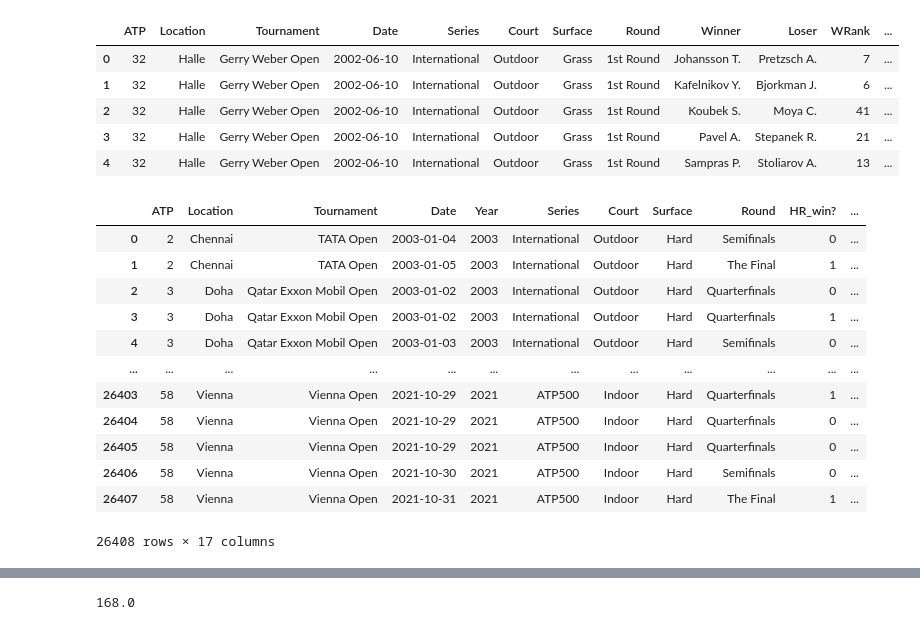
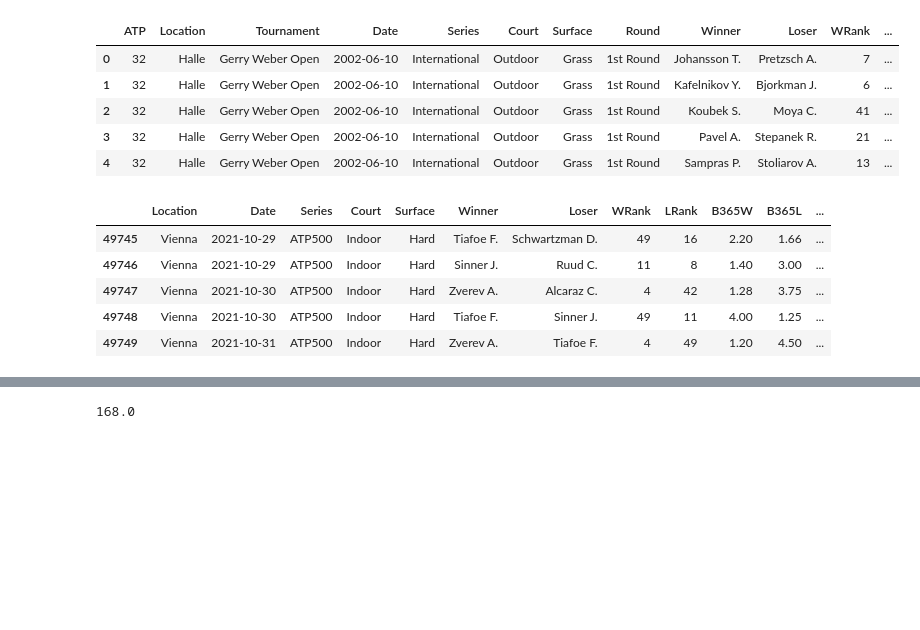
Before and after one commit to rielaben/Tennis_Modeling, a Jupyter notebook: data_aggregating.ipynb, the cells around one changed output, grey strips where cells are left out. Drawn from its saved outputs; the diff is of its cells as text; code cells hidden in the pictures; blank space fills up the shorter version.

```diff
--- a/data_aggregating.ipynb
+++ b/data_aggregating.ipynb
@@ -213,0 +254,7 @@ tennis_df.describe()
+# %%
+# dropping both of these tournaments from our set because they don't have both a semifinals and a finals
+# we need both of these to measure how much pressure exists in a match
+
+dropped_tournaments = ['Queens club', 'Zhuhai Open']
+
+tennis_df = tennis_df[~tennis_df['Tournament'].isin(dropped_tournaments)]
@@ -214,3 +264,22 @@ tennis_df.describe()
+# %%
+# ranks final as highest pressure
+# ranks semifinal as next highest
+# categorizes everything else as not pressure
+
+def tournament_rank_helper(round_tn):
+
+    round_rank = None
+    if round_tn == "The Final":
+        round_rank = 1
+    elif round_tn == "2nd Round":
+        round_rank = 2
+    else:
+        round_rank = 3
+
+    return round_rank
+
+
+tennis_df['Tournament Rank'] = tennis_df['Round'].apply(tournament_rank_helper)
 # %%
 tennis_df.head()
 # %% [output]
@@ -552,16 +645,0 @@ ML_dataframe = ML_df_function(
-# %%
-display(ML_dataframe)
-# %% [output]
-|  | ATP | Location | Tournament | Date | Year | Series | Court | Surface | Round | HR_win? | ... |
-| 0 | 2 | Chennai | TATA Open | 2003-01-04 | 2003 | International | Outdoor | Hard | Semifinals | 0 | ... |
-| 1 | 2 | Chennai | TATA Open | 2003-01-05 | 2003 | International | Outdoor | Hard | The Final | 1 | ... |
-| 2 | 3 | Doha | Qatar Exxon Mobil Open | 2003-01-02 | 2003 | International | Outdoor | Hard | Quarterfinals | 0 | ... |
-| 3 | 3 | Doha | Qatar Exxon Mobil Open | 2003-01-02 | 2003 | International | Outdoor | Hard | Quarterfinals | 1 | ... |
-| 4 | 3 | Doha | Qatar Exxon Mobil Open | 2003-01-03 | 2003 | International | Outdoor | Hard | Semifinals | 0 | ... |
-| ... | ... | ... | ... | ... | ... | ... | ... | ... | ... | ... | ... |
-| 26403 | 58 | Vienna | Vienna Open | 2021-10-29 | 2021 | ATP500 | Indoor | Hard | Quarterfinals | 1 | ... |
-| 26404 | 58 | Vienna | Vienna Open | 2021-10-29 | 2021 | ATP500 | Indoor | Hard | Quarterfinals | 0 | ... |
-| 26405 | 58 | Vienna | Vienna Open | 2021-10-29 | 2021 | ATP500 | Indoor | Hard | Quarterfinals | 0 | ... |
-| 26406 | 58 | Vienna | Vienna Open | 2021-10-30 | 2021 | ATP500 | Indoor | Hard | Semifinals | 0 | ... |
-| 26407 | 58 | Vienna | Vienna Open | 2021-10-31 | 2021 | ATP500 | Indoor | Hard | The Final | 1 | ... |
-26408 rows × 17 columns
@@ -567,0 +648,9 @@ display(ML_dataframe)
+# %%
+tennis_df.tail()
+# %% [output]
+|  | Location | Date | Series | Court | Surface | Winner | Loser | WRank | LRank | B365W | B365L | ... |
+| 49745 | Vienna | 2021-10-29 | ATP500 | Indoor | Hard | Tiafoe F. | Schwartzman D. | 49 | 16 | 2.20 | 1.66 | ... |
+| 49746 | Vienna | 2021-10-29 | ATP500 | Indoor | Hard | Sinner J. | Ruud C. | 11 | 8 | 1.40 | 3.00 | ... |
+| 49747 | Vienna | 2021-10-30 | ATP500 | Indoor | Hard | Zverev A. | Alcaraz C. | 4 | 42 | 1.28 | 3.75 | ... |
+| 49748 | Vienna | 2021-10-30 | ATP500 | Indoor | Hard | Tiafoe F. | Sinner J. | 49 | 11 | 4.00 | 1.25 | ... |
+| 49749 | Vienna | 2021-10-31 | ATP500 | Indoor | Hard | Zverev A. | Tiafoe F. | 4 | 49 | 1.20 | 4.50 | ... |
```
Also changed, not shown: parts of 21 cells of this notebook, 1 other file.
